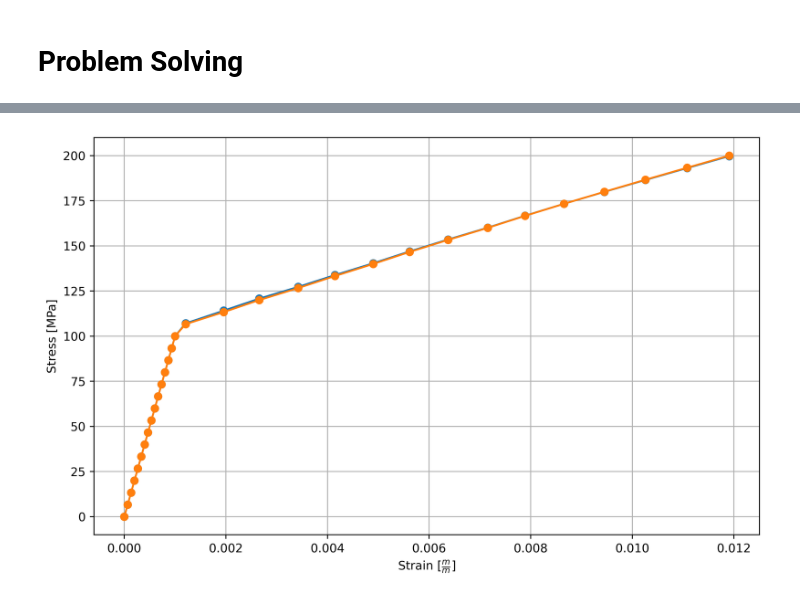
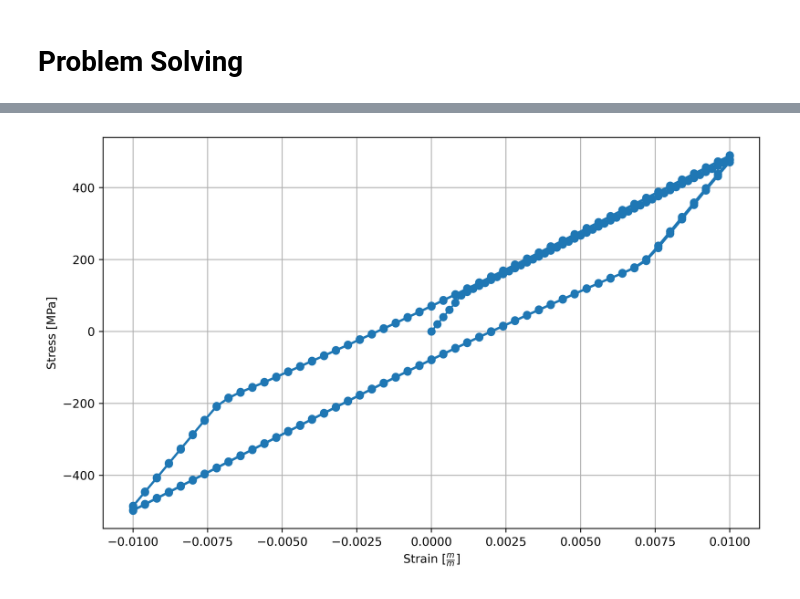
Before and after one commit to jorgenin/2.077-Fenicsx-Plasticity, a Jupyter notebook: 3d_Plasticity.ipynb, the cells around one changed output, grey strips where cells are left out. Drawn from its saved outputs; the diff is of its cells as text; code cells hidden in the pictures.

```diff
--- a/3d_Plasticity.ipynb
+++ b/3d_Plasticity.ipynb
@@ -40,21 +39,21 @@ mech = {"E" : 100e3,    # MPa
         "nu" : 0.3,     #
         "sig0" : 100.0,  # MPa
         "H" : 0.0, # MPa
-        "r" : 0.0,
-        "Y_s" :200.0,#mpa
-        "C" : 10.0e3,
+        "r" : 1.0,
+        "Y_s" :100.0,#mpa
+        "C" : 60.0e3,
         "gamma":0.0
 
         }
 
 
 # Study parameters
-stud = {"deg_u" : 2,    # Interpolation of u
+stud = {"deg_u" : 1,    # Interpolation of u
         "deg_stress" : 2,  # Interpolation of sig, eps, p
         }
 
 load_steps  = {
-        "N_incr" : 30,  # Number of load steps
+        "N_incr" : 60,  # Number of load steps
         "max_disp" : 1.0 # Maximal displacemen
         }
 # %% [markdown]
@@ -95,6 +94,9 @@ plastic_problem = Plastic_Problem_Def(domain,mat,facet_tags=facet_tag,**stud)
 # %% [markdown]
 # Boundary Conditions
 # %%
+from json import load
+
+
 left_facets = facet_tag.find(1)
 
 right_facets = facet_tag.find(2)
@@ -117,15 +119,15 @@ sym_left = fem.dirichletbc(disp, right_dofs_x, plastic_problem.V.sub(0))
 sym_top = fem.dirichletbc(0.0, top_dof_z, plastic_problem.V.sub(1))
 sym_side = fem.dirichletbc(0.0, top_dof_y, plastic_problem.V.sub(2))
 
-bcs = [sym_bottom,sym_top,sym_side]
+bcs = [sym_bottom,sym_top,sym_side,sym_left]
 
 #bcs = [sym_bottom, sym_left]
 
-disp = Constant(domain,(0.0,0.0,0.0))
+#disp = Constant(domain,(0.0,0.0,0.0))
 
 
 def F_ext(t):
     arr = np.zeros((3,))
     arr[0] = t*200.0
-    return arr
+    return t*load_steps["max_disp"]
 # %%
@@ -153,6 +155,12 @@ colliding_cells = dolfinx.geometry.compute_colliding_cells(domain, cell_candidat
 saver = Problem_Saver(plastic_problem,problem_name)
 # %% [markdown]
 # Problem Solving
+# %%
+K = 25*2  # number of steps per load phase
+Z = 2  # number of cycles
+load, unload,load_2 = np.linspace(0.0, 1.0, num=K + 1), np.linspace(1.0, -1.0, num=K+ 1), np.linspace(-1.0, 1.0, num=K + 1)
+cycle = np.concatenate((unload, load_2, unload,load_2))
+cycles = np.concatenate([load]+[cycle] * Z)
 # %%
 startTime = datetime.now()
 Nincr = load_steps["N_incr"]
@@ -252,15 +273,15 @@ Elapsed real time:  0:00:34.999068
 # %%
 import matplotlib.pyplot as plt
 plt.figure(figsize=(10,6),dpi=500)
 plt.plot(results[:, 0]/geom["longside"], results[:, 1], "-o")
 
-plt.plot(results[:, 0]/geom["longside"], results[:, 3], "-o")
+#plt.plot(results[:, 0]/geom["longside"], results[:, 3], "-o")
 plt.xlabel(r"Strain [$\frac{m}{m}$]")
 plt.ylabel(r"Stress [MPa]")
 plt.grid()
 plt.show()
 # %% [output]
-[figure, old version]
+[figure, new version]
 # %%
 results[-1,1]
 # %% [output]
```
Also changed, not shown: parts of 5 cells of this notebook, 2 other files.
